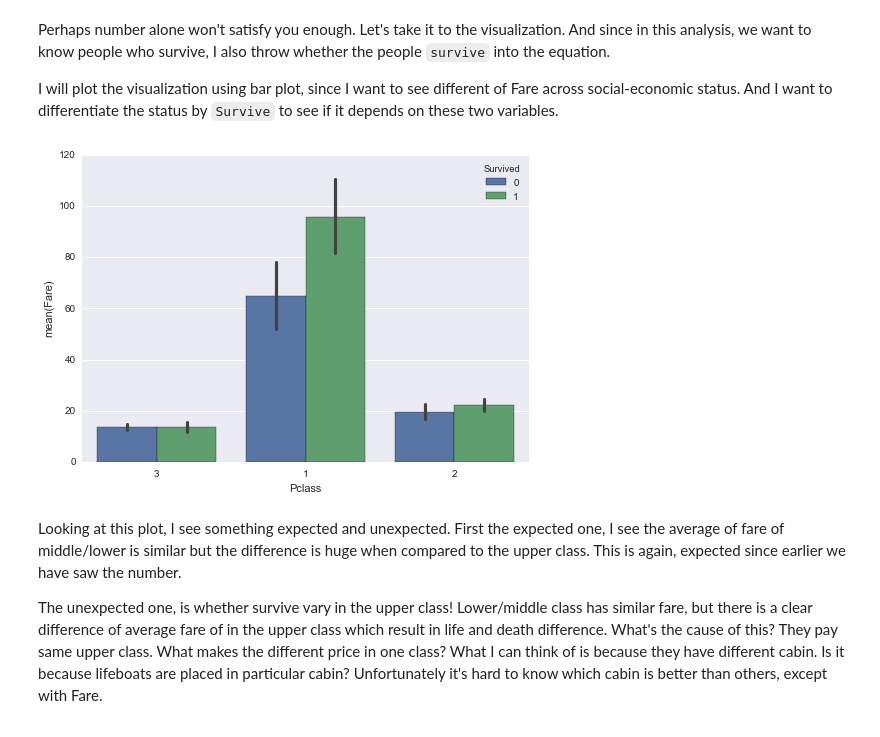
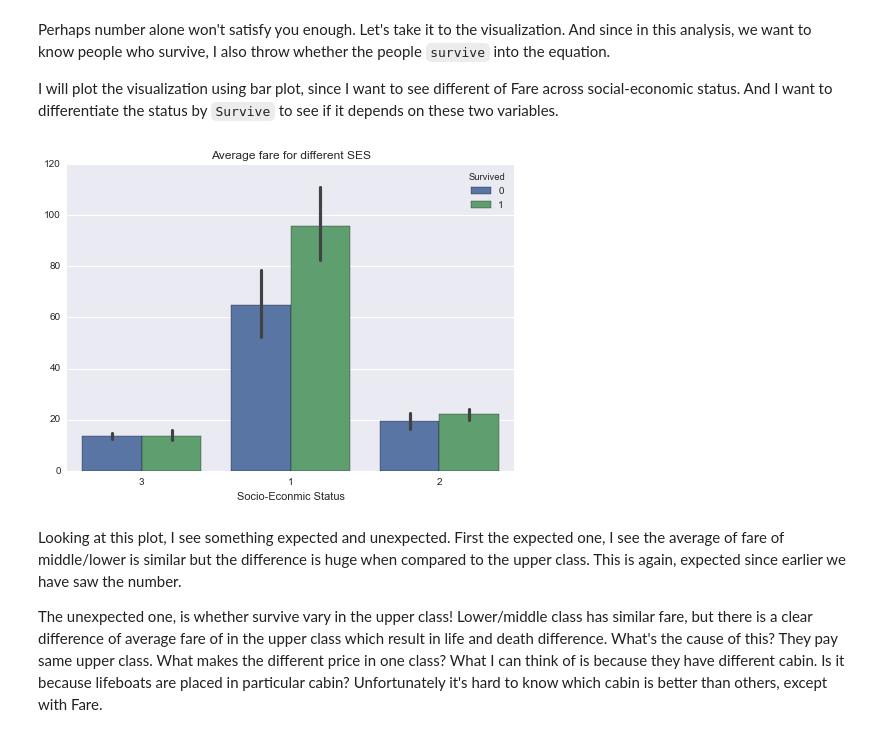
Before and after one commit to napjon/ds-nd, a Jupyter notebook: p2-introds/titanic/titanic.ipynb, the cells around one changed output. Saved outputs shown, nothing was run; the diff lists cells and outputs as text; code cells hidden in the pictures.

```diff
--- a/p2-introds/titanic/titanic.ipynb
+++ b/p2-introds/titanic/titanic.ipynb
@@ -203,7 +211,10 @@ I will plot the visualization using bar plot, since I want to see different of F
 # %%
-sns.barplot(x="Pclass",y="Fare",hue="Survived",data=df,estimator=np.mean);
+sns.barplot(x="Pclass",y="Fare",hue="Survived",data=df,estimator=np.mean)
+plt.ylabel("")
+plt.xlabel("Socio-Econmic Status")
+plt.title("Average fare for different SES");
 # %% [output]
-[figure, old version]
+[figure, new version]
 # %% [markdown]
 Looking at this plot, I see something expected and unexpected. First the expected one, I see the average of fare of middle/lower is similar but the difference is huge when compared to the upper class. This is again, expected since earlier we have saw the number.
 
```
Also changed, not shown: parts of 6 cells of this notebook.
